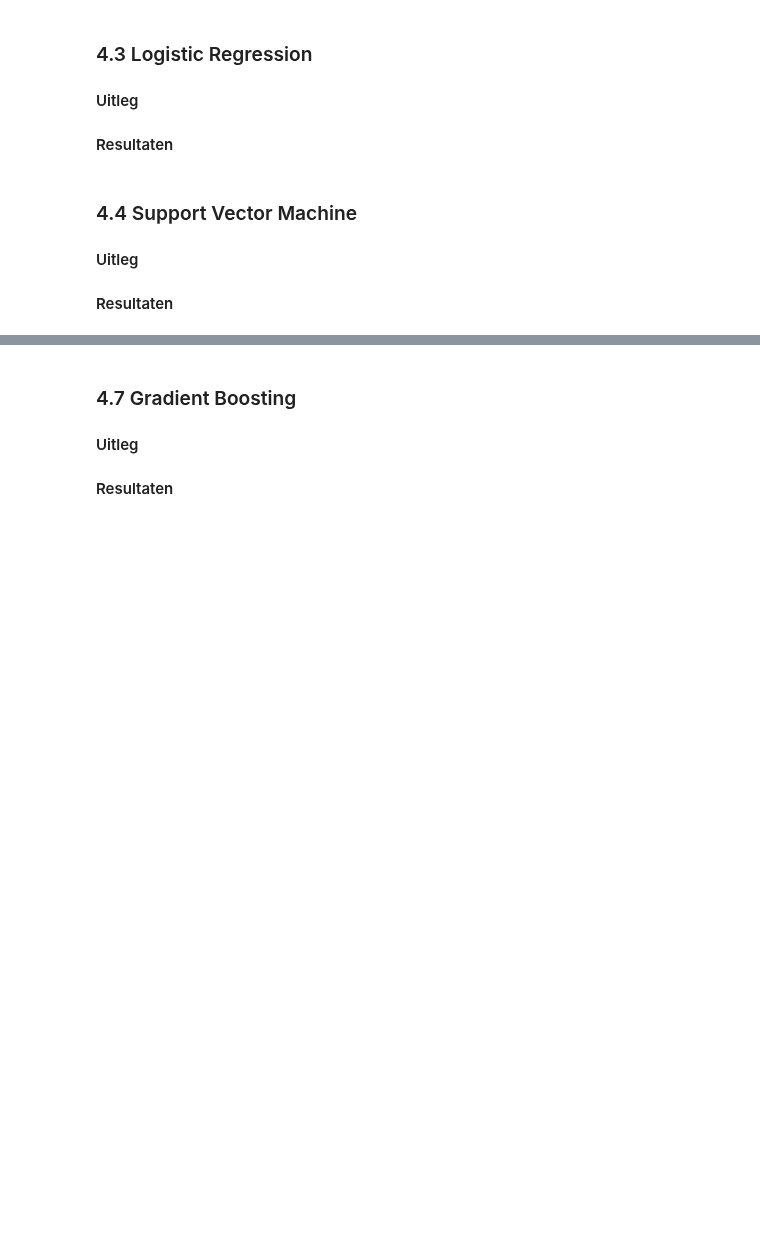
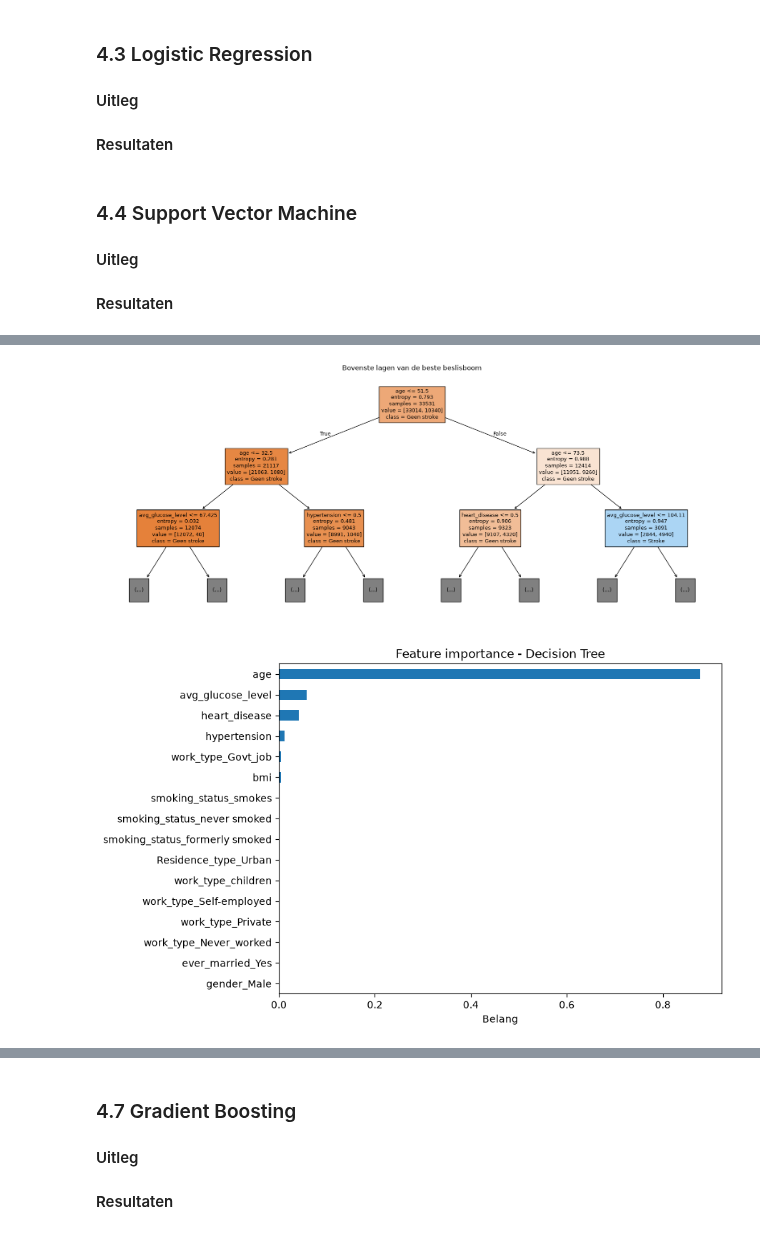
Before and after one commit to rabpie/26-27-Machine-Learning-groep-6, a Jupyter notebook: ML-Voorspel herseninfarct.ipynb, the cells around one changed output, grey strips where cells are left out. Cells and saved outputs as stored; diff of their text form; code cells hidden in the pictures; blank space fills up the shorter version.

```diff
--- a/ML-Voorspel herseninfarct.ipynb
+++ b/ML-Voorspel herseninfarct.ipynb
@@ -880,0 +955,20 @@ Hoewel de F1-score geschikt is voor deze competitie, is het voor een medische to
+# %%
+from sklearn.tree import plot_tree
+
+best_tree.fit(X_train, y_train)
+
+plt.figure(figsize=(20, 8))
+plot_tree(best_tree, feature_names=X_train.columns, max_depth=2,
+          class_names=["Geen stroke", "Stroke"], filled=True, fontsize=9)
+plt.title("Bovenste lagen van de beste beslisboom")
+plt.show()
+
+importances = pd.Series(best_tree.feature_importances_,
+                        index=X_train.columns).sort_values()
+importances.plot(kind="barh", figsize=(8, 6))
+plt.title("Feature importance - Decision Tree")
+plt.xlabel("Belang")
+plt.show()
+# %% [output]
+[figure, added]
+[figure, added]
```
Also changed, not shown: parts of 10 cells of this notebook.
